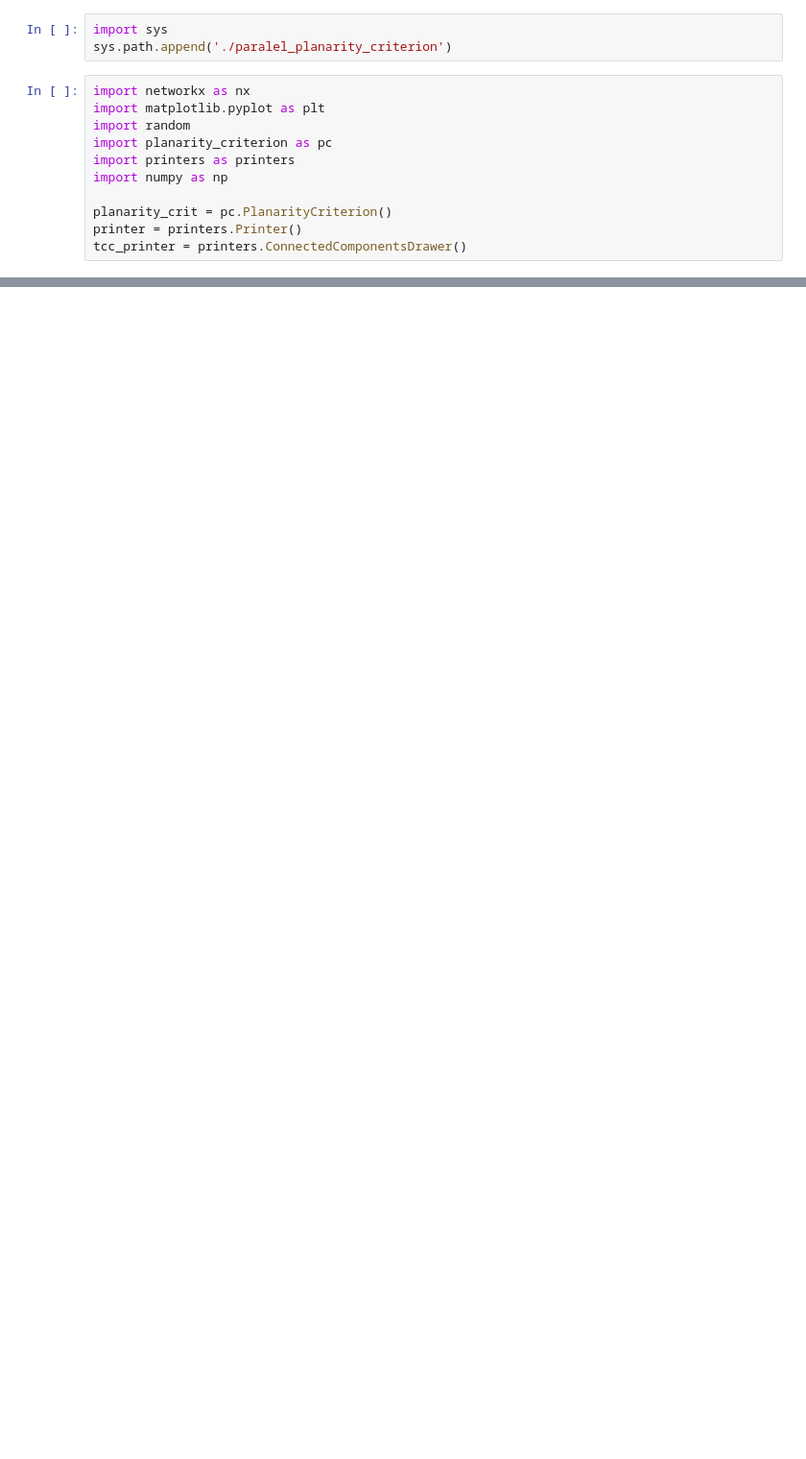
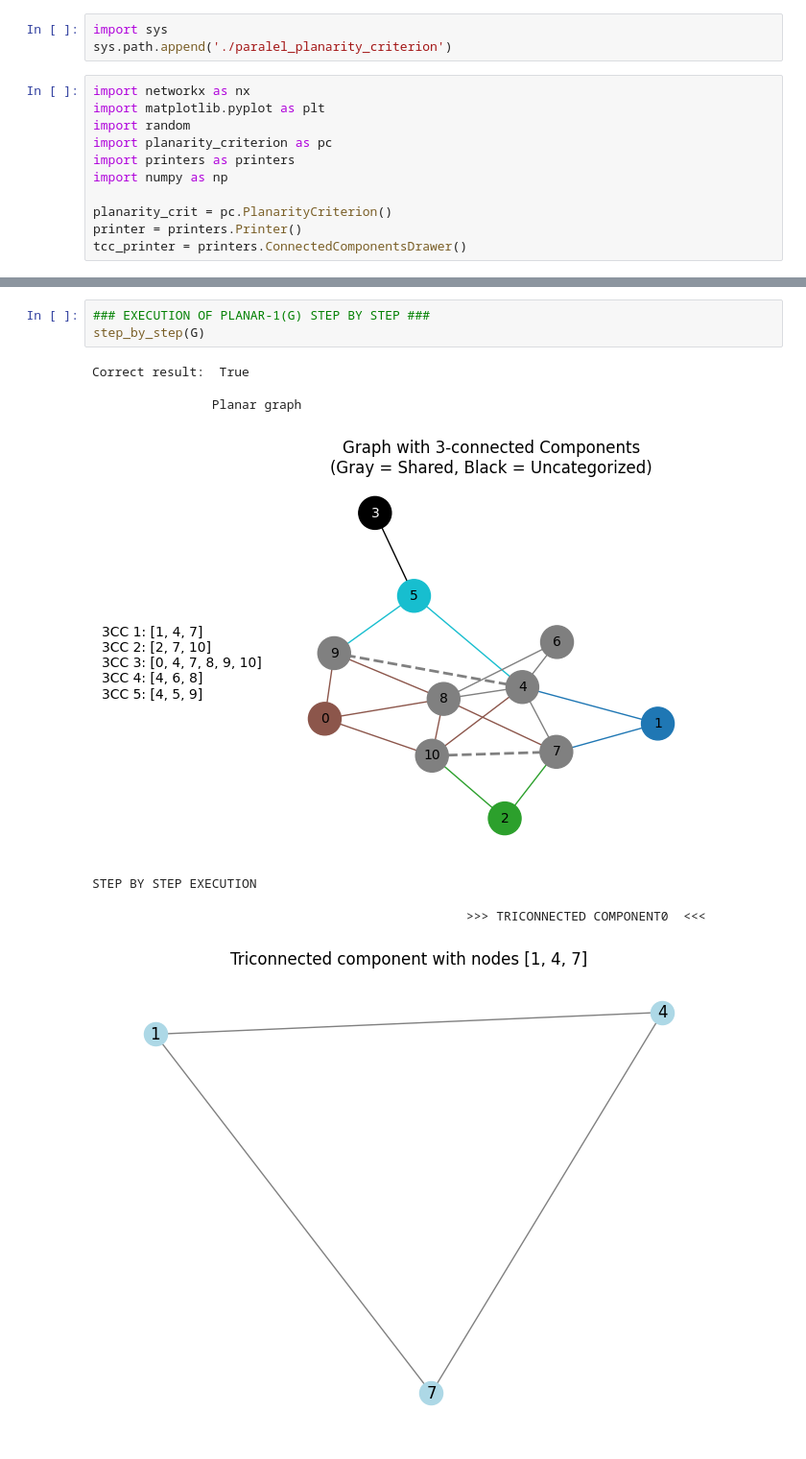
Before and after one commit to carraso7/TFG_code, a Jupyter notebook: example_planarity_stepByStep.ipynb, the cells around one changed output, grey strips where cells are left out. Shown at 96% size. Drawn from its saved outputs; the diff is of its cells as text; blank space fills up the shorter version.

```diff
--- a/example_planarity_stepByStep.ipynb
+++ b/example_planarity_stepByStep.ipynb
@@ -133,0 +169,12 @@ TypeError: object of type 'NoneType' has no len()
+# %%
+### EXECUTION OF PLANAR-1(G) STEP BY STEP ###
+step_by_step(G)
+# %% [output]
+Correct result:  True
+
+                Planar graph
+[figure, added]
+STEP BY STEP EXECUTION
+
+                                                  >>> TRICONNECTED COMPONENT0  <<<
+[figure, added]
```
Also changed, not shown: parts of 11 cells of this notebook, 1 other file.
